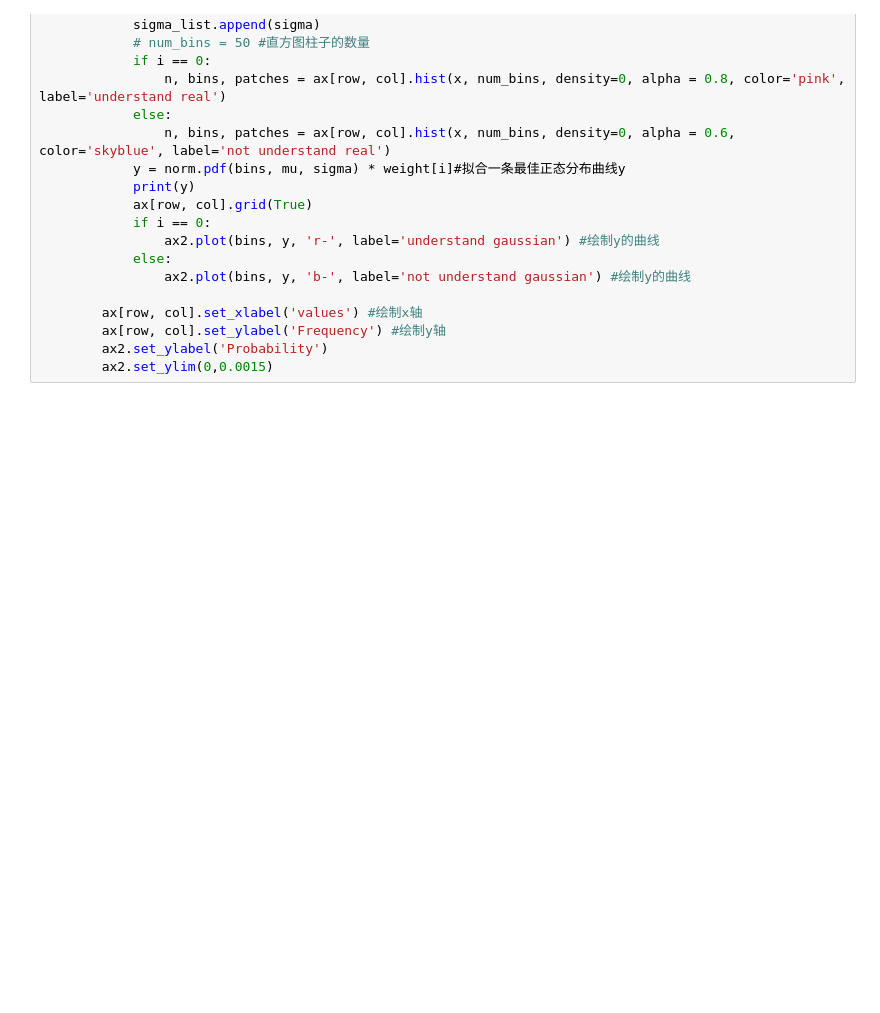
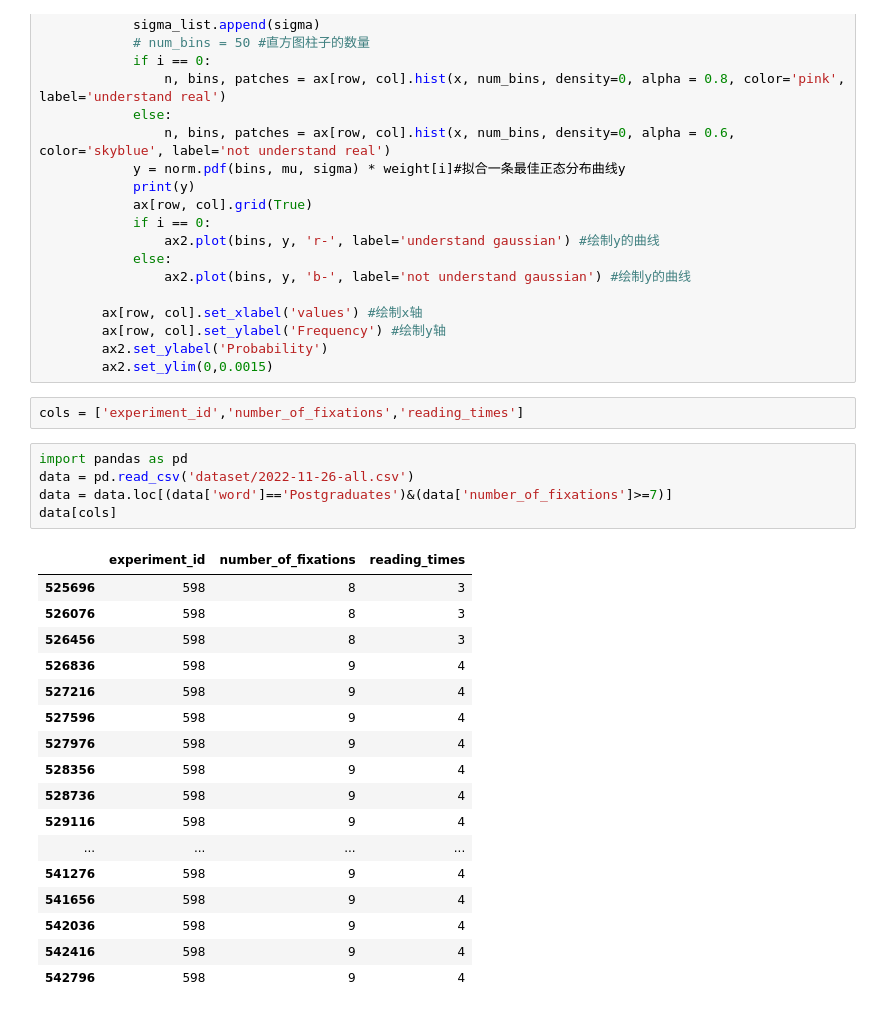
Before and after one commit to WhiteBlacken/reading, a Jupyter notebook: jupyter/data_analysis.ipynb, the cells around one changed output. Saved outputs shown, nothing was run; the diff lists cells and outputs as text; blank space fills up the shorter version.

Commit message:
row level fixation

```diff
--- a/jupyter/data_analysis.ipynb
+++ b/jupyter/data_analysis.ipynb
@@ -838,3 +838,28 @@ def draw_gaussian_person(counts_dict, rows, cols):
         ax[row, col].set_ylabel('Frequency') #绘制y轴
         ax2.set_ylabel('Probability')
         ax2.set_ylim(0,0.0015)
+# %%
+cols = ['experiment_id','number_of_fixations','reading_times']
+# %%
+import pandas as pd
+data = pd.read_csv('dataset/2022-11-26-all.csv')
+data = data.loc[(data['word']=='Postgraduates')&(data['number_of_fixations']>=7)]
+data[cols]
+# %% [output]
+|  | experiment_id | number_of_fixations | reading_times |
+| 525696 | 598 | 8 | 3 |
+| 526076 | 598 | 8 | 3 |
+| 526456 | 598 | 8 | 3 |
+| 526836 | 598 | 9 | 4 |
+| 527216 | 598 | 9 | 4 |
+| 527596 | 598 | 9 | 4 |
+| 527976 | 598 | 9 | 4 |
+| 528356 | 598 | 9 | 4 |
+| 528736 | 598 | 9 | 4 |
+| 529116 | 598 | 9 | 4 |
+| ... | ... | ... | ... |
+| 541276 | 598 | 9 | 4 |
+| 541656 | 598 | 9 | 4 |
+| 542036 | 598 | 9 | 4 |
+| 542416 | 598 | 9 | 4 |
+| 542796 | 598 | 9 | 4 |
```
Also changed, not shown: parts of 2 cells of this notebook, 4 other files.
